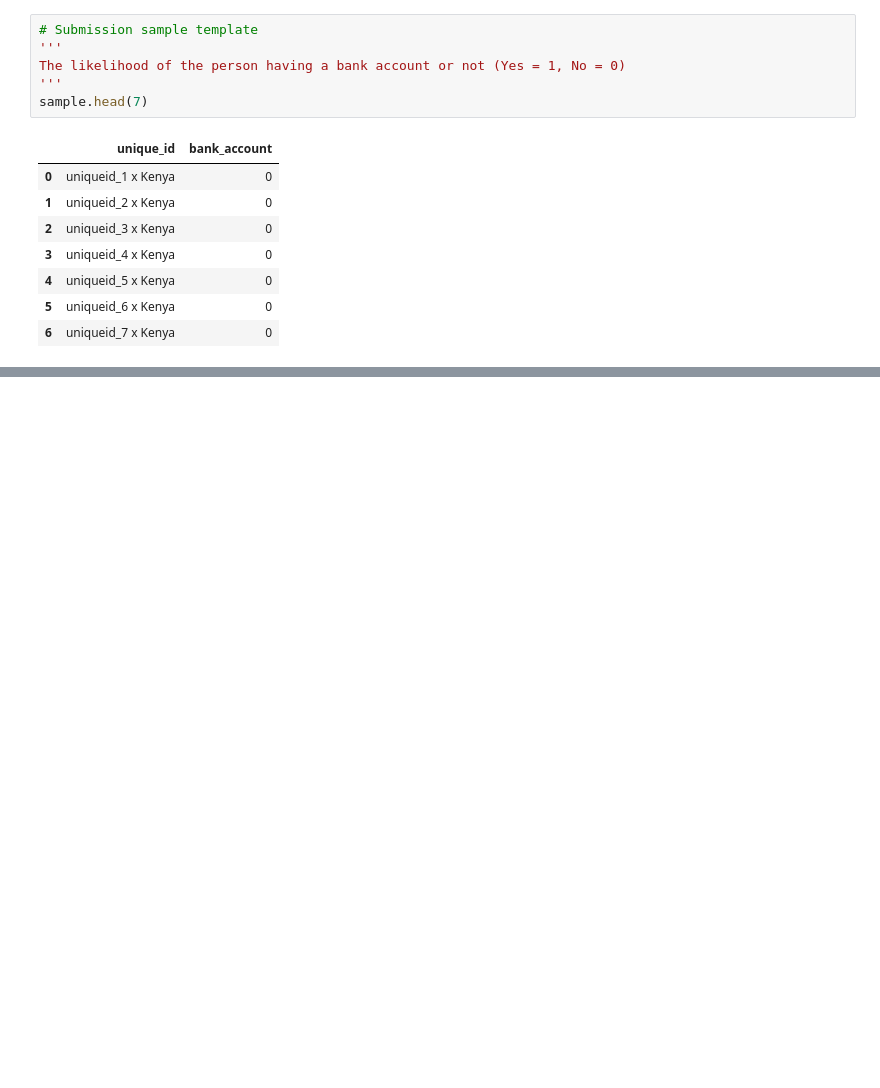
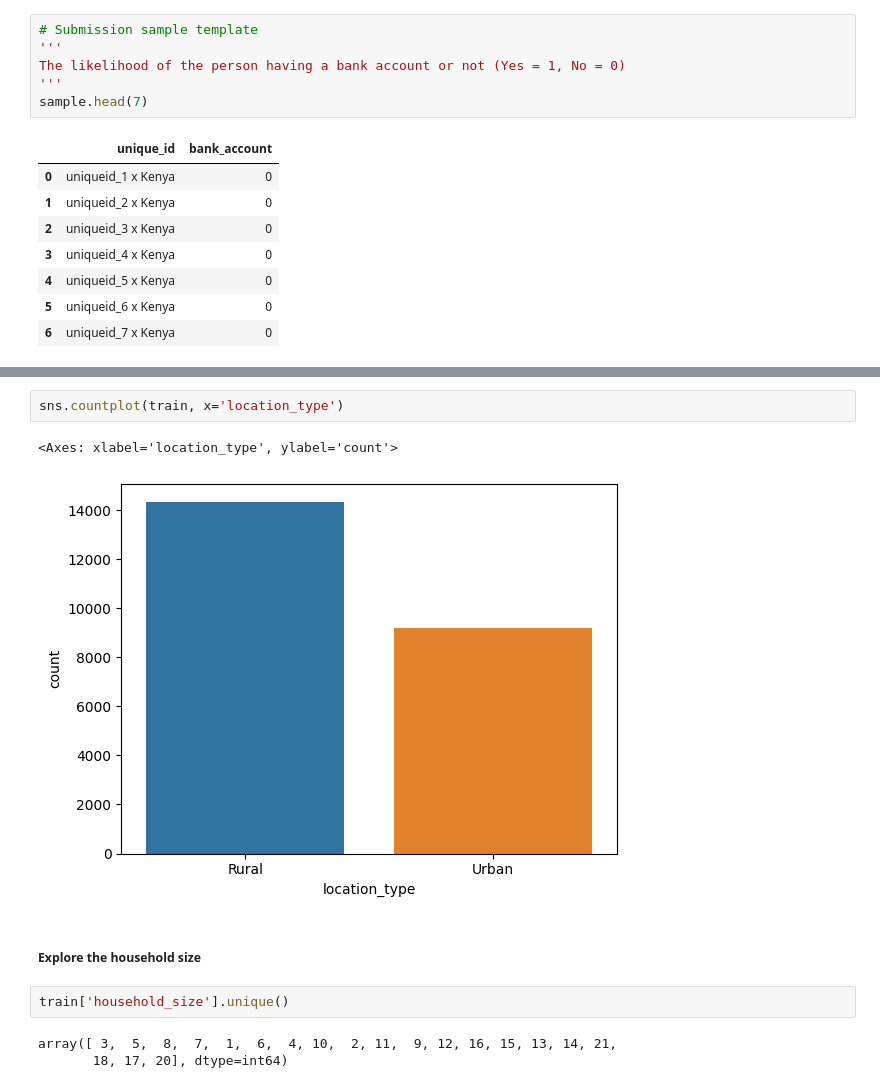
Before and after one commit to Njeri-Gitome/Financial_Inclusion_in_Africa, a Jupyter notebook: financial.ipynb, the cells around one changed output, grey strips where cells are left out. Drawn from its saved outputs; the diff is of its cells as text; blank space fills up the shorter version.

```diff
--- a/financial.ipynb
+++ b/financial.ipynb
@@ -52,0 +135,12 @@ sample.head(7)
+# %%
+sns.countplot(train, x='location_type')
+# %% [output]
+<Axes: xlabel='location_type', ylabel='count'>
+[figure, added]
+# %% [markdown]
+##### Explore the household size
+# %%
+train['household_size'].unique()
+# %% [output]
+array([ 3,  5,  8,  7,  1,  6,  4, 10,  2, 11,  9, 12, 16, 15, 13, 14, 21,
+       18, 17, 20], dtype=int64)
```
Also changed, not shown: parts of 18 cells of this notebook.
